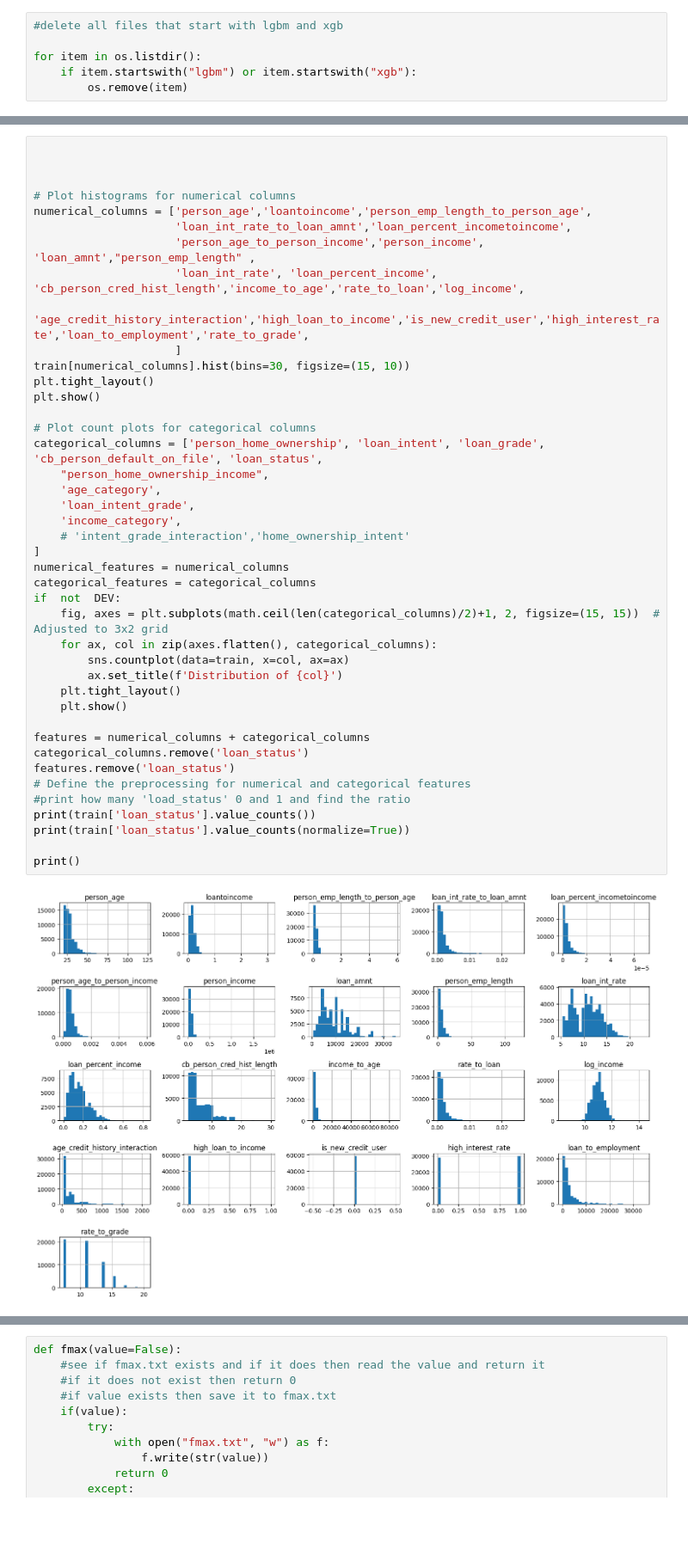
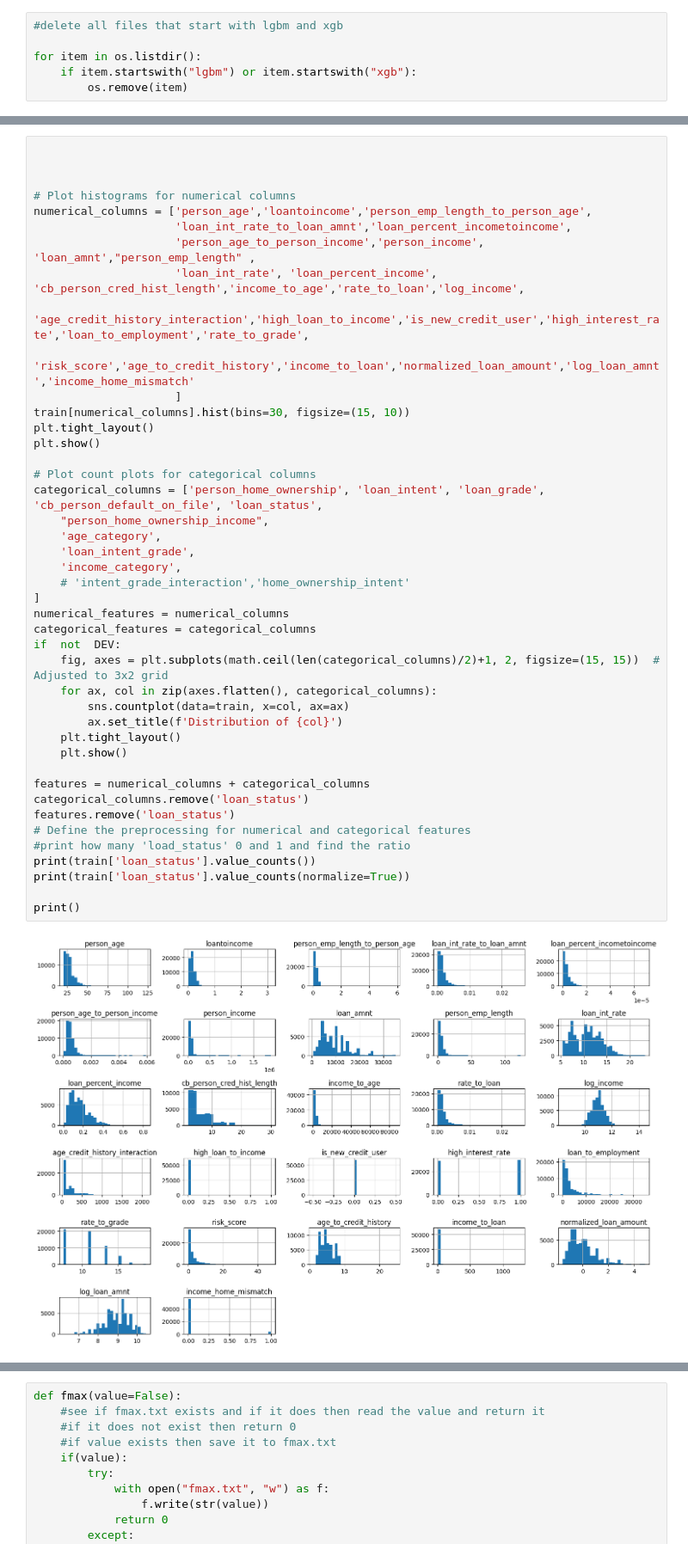
Before and after one commit to Dxuian/ml, a Jupyter notebook: resume/a.ipynb, the cells around one changed output, grey strips where cells are left out. Shown at 86% size. Drawn from its saved outputs; the diff is of its cells as text; blank space fills up the shorter version.

```diff
--- a/resume/a.ipynb
+++ b/resume/a.ipynb
@@ -310,40 +321,41 @@ numerical_columns = ['person_age','loantoincome','person_emp_length_to_person_ag
                      'person_age_to_person_income','person_income', 'loan_amnt',"person_emp_length" ,
                      'loan_int_rate', 'loan_percent_income', 'cb_person_cred_hist_length','income_to_age','rate_to_loan','log_income',
                      'age_credit_history_interaction','high_loan_to_income','is_new_credit_user','high_interest_rate','loan_to_employment','rate_to_grade',
+                     'risk_score','age_to_credit_history','income_to_loan','normalized_loan_amount','log_loan_amnt','income_home_mismatch'
                      ]
 train[numerical_columns].hist(bins=30, figsize=(15, 10))
 plt.tight_layout()
 plt.show()
 
 # Plot count plots for categorical columns
 categorical_columns = ['person_home_ownership', 'loan_intent', 'loan_grade', 'cb_person_default_on_file', 'loan_status',
     "person_home_ownership_income",
     'age_category',
     'loan_intent_grade',
     'income_category',
     # 'intent_grade_interaction','home_ownership_intent'
 ]
 numerical_features = numerical_columns
 categorical_features = categorical_columns
 if  not  DEV:
     fig, axes = plt.subplots(math.ceil(len(categorical_columns)/2)+1, 2, figsize=(15, 15))  # Adjusted to 3x2 grid
     for ax, col in zip(axes.flatten(), categorical_columns):
         sns.countplot(data=train, x=col, ax=ax)
         ax.set_title(f'Distribution of {col}')
     plt.tight_layout()
     plt.show()
 
 features = numerical_columns + categorical_columns
 categorical_columns.remove('loan_status')
 features.remove('loan_status')
 # Define the preprocessing for numerical and categorical features
 #print how many 'load_status' 0 and 1 and find the ratio
 print(train['loan_status'].value_counts())
 print(train['loan_status'].value_counts(normalize=True))
 
 print()
 # %% [output]
-[figure, old version]
+[figure, new version]
 loan_status
 0    50295
 1     8350
```
Also changed, not shown: parts of 14 cells of this notebook, 14 other files.
